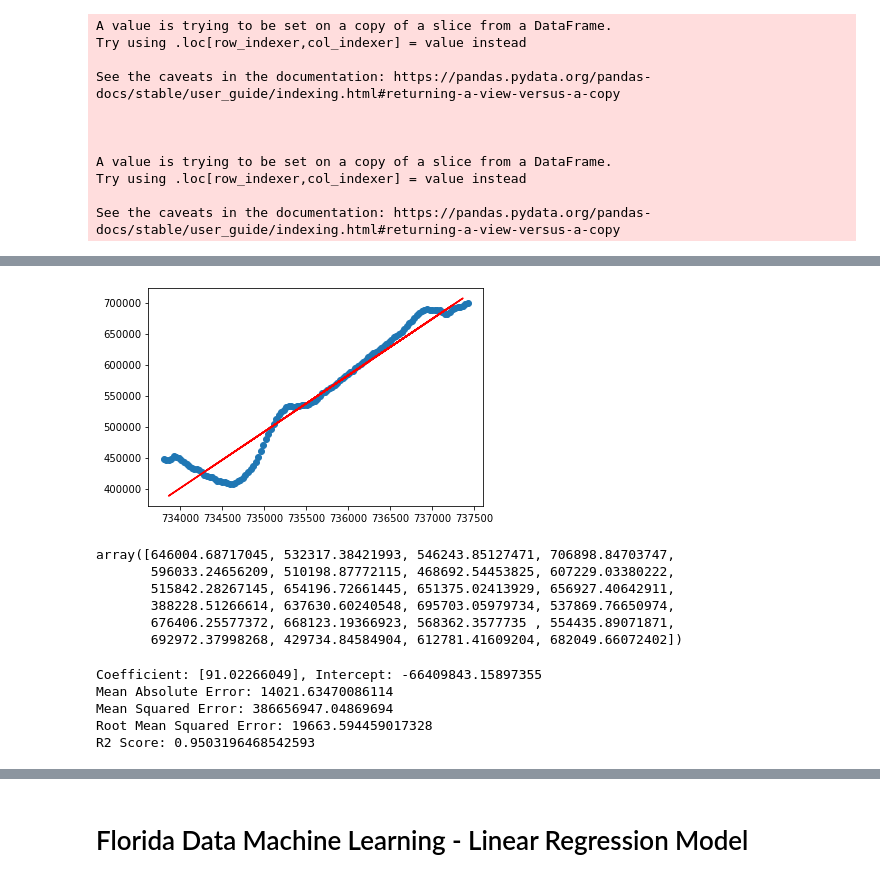
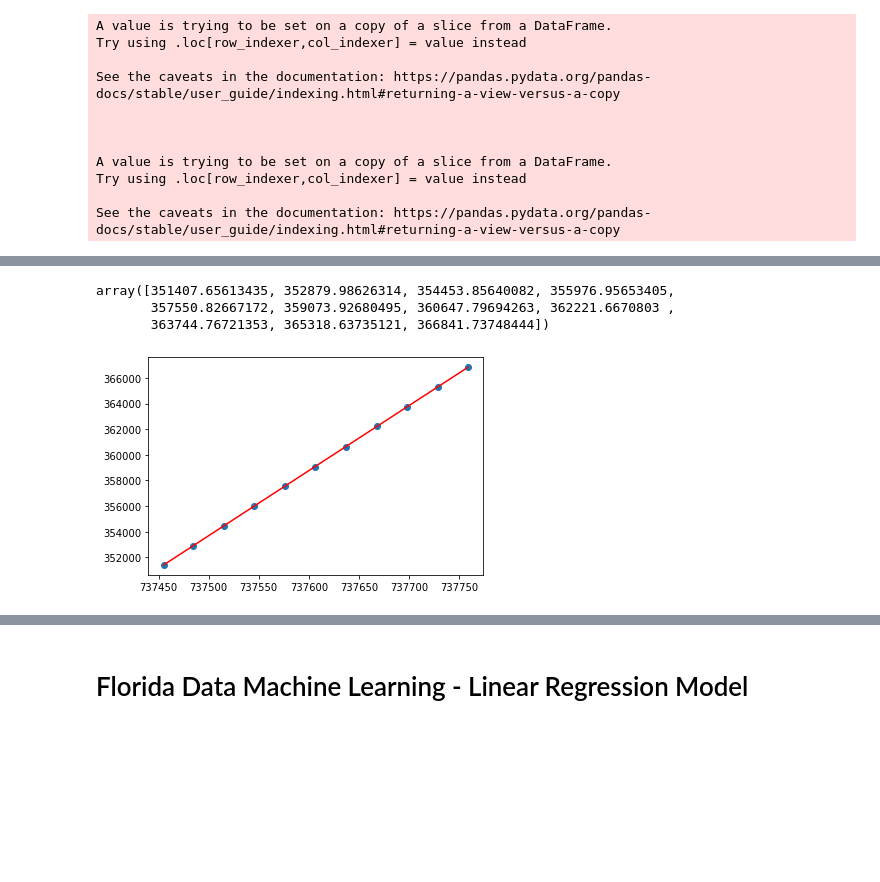
Before and after one commit to Jopinson/COVID19_Property_Pandemic, a Jupyter notebook: notebooks/modeling/Covid-Housing-ML.ipynb, the cells around one changed output, grey strips where cells are left out. Cells and saved outputs as stored; diff of their text form; code cells hidden in the pictures; blank space fills up the shorter version.

```diff
--- a/notebooks/modeling/Covid-Housing-ML.ipynb
+++ b/notebooks/modeling/Covid-Housing-ML.ipynb
@@ -205,7 +169,0 @@ See the caveats in the documentation: https://pandas.pydata.org/pandas-docs/stab
-# %%
-#instantized and fit data to model and predictions
-model = LinearRegression()
-model.fit(X_train, y_train)
-y_pred = model.predict(LA_actual_df['Date'].map(dt.datetime.toordinal).values.reshape(-1,1))
-ml_df = pd.DataFrame({'Actual': y_test, 'Predicted':  y_pred})
-ml_df.reset_index(inplace=True)
@@ -253,19 +196,16 @@ array([[719163],
-# %%
-#Print regression line
-plt.scatter(X, y)
-plt.plot(X_test, y_pred, color="red")
-plt.show()
-# %% [output]
-[figure, removed]
 # %%
 y_pred
 # %% [output]
-array([646004.68717045, 532317.38421993, 546243.85127471, 706898.84703747,
-       596033.24656209, 510198.87772115, 468692.54453825, 607229.03380222,
-       515842.28267145, 654196.72661445, 651375.02413929, 656927.40642911,
-       388228.51266614, 637630.60240548, 695703.05979734, 537869.76650974,
-       676406.25577372, 668123.19366923, 568362.3577735 , 554435.89071871,
-       692972.37998268, 429734.84584904, 612781.41609204, 682049.66072402])
+array([351407.65613435, 352879.98626314, 354453.85640082, 355976.95653405,
+       357550.82667172, 359073.92680495, 360647.79694263, 362221.6670803 ,
+       363744.76721353, 365318.63735121, 366841.73748444])
+# %%
+#Print regression line
+plt.scatter(X, y_pred)
+plt.plot(X, y_pred, color="red")
+plt.show()
+# %% [output]
+[figure, added]
 # %%
 #Print the coeffiecient and intercept of the nodel
 print(f"Coefficient: {model.coef_}, Intercept: {model.intercept_}")
@@ -273,12 +213,6 @@ print('Mean Absolute Error:', metrics.mean_absolute_error(y_test, y_pred))
 print('Mean Squared Error:', metrics.mean_squared_error(y_test, y_pred))
 print('Root Mean Squared Error:', np.sqrt(metrics.mean_squared_error(y_test, y_pred)))
 print('R2 Score:', r2_score(y_test,y_pred))
-# %% [output]
-Coefficient: [91.02266049], Intercept: -66409843.15897355
-Mean Absolute Error: 14021.63470086114
-Mean Squared Error: 386656947.04869694
-Root Mean Squared Error: 19663.594459017328
-R2 Score: 0.9503196468542593
 # %%
 # Compare y_pred array with LA_actual_df
 fig = go.Figure()
```
Also changed, not shown: parts of 16 cells of this notebook, 3 other files.
